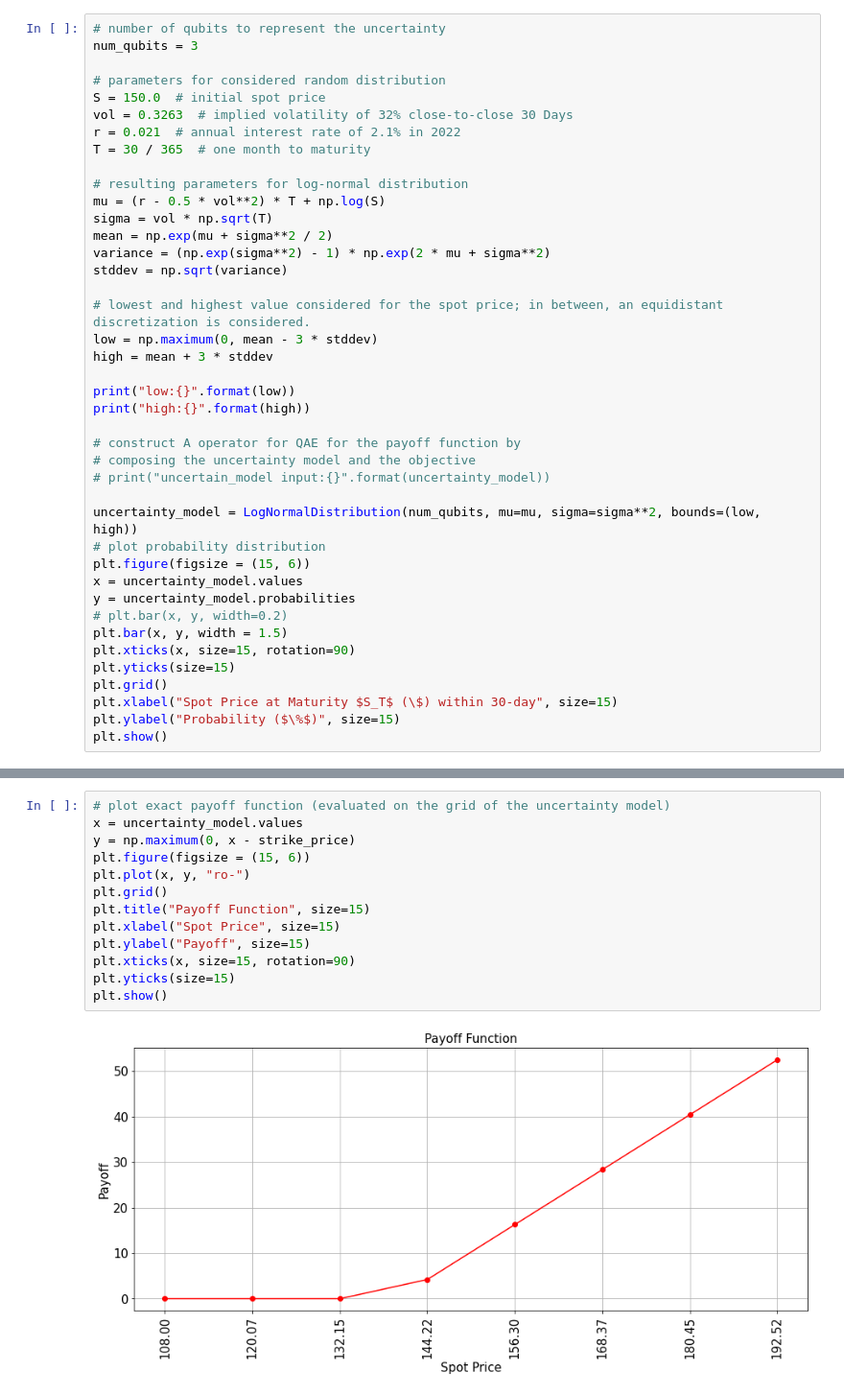
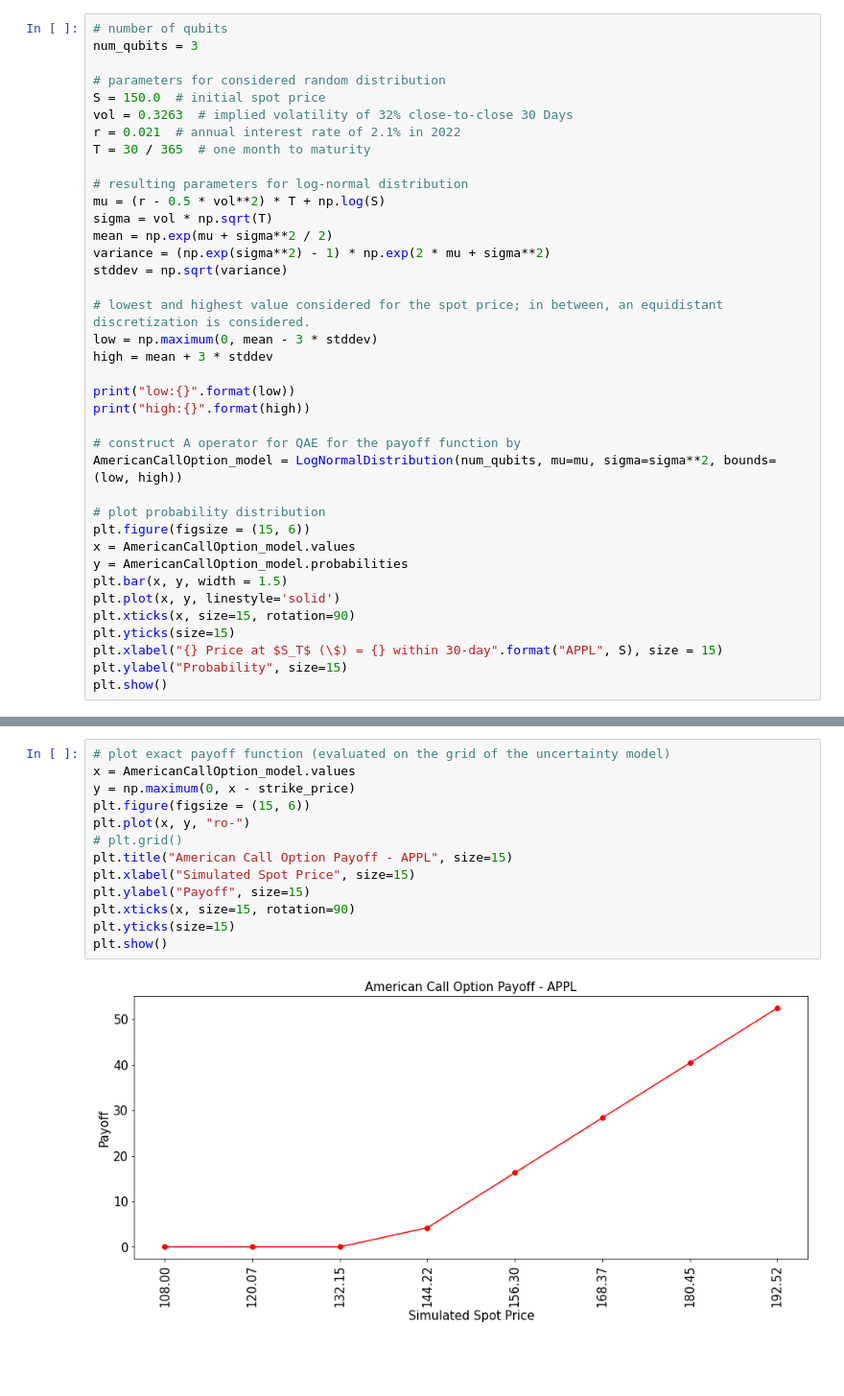
Before and after one commit to jieren123/QuantumFinTech, a Jupyter notebook: QML_USOptionCall.ipynb, the cells around one changed output, grey strips where cells are left out. Shown at 96% size. Drawn from its saved outputs; the diff is of its cells as text; blank space fills up the shorter version.

```diff
--- a/QML_USOptionCall.ipynb
+++ b/QML_USOptionCall.ipynb
@@ -16,5 +16,5 @@ from qiskit_finance.circuit.library import LogNormalDistribution
 # %%
-# number of qubits to represent the uncertainty
+# number of qubits
 num_qubits = 3
 
 # parameters for considered random distribution
@@ -38,21 +38,18 @@ print("low:{}".format(low))
 print("high:{}".format(high))
 
 # construct A operator for QAE for the payoff function by
-# composing the uncertainty model and the objective
-# print("uncertain_model input:{}".format(uncertainty_model))
+AmericanCallOption_model = LogNormalDistribution(num_qubits, mu=mu, sigma=sigma**2, bounds=(low, high))
 
-uncertainty_model = LogNormalDistribution(num_qubits, mu=mu, sigma=sigma**2, bounds=(low, high))
 # plot probability distribution
 plt.figure(figsize = (15, 6))
-x = uncertainty_model.values
-y = uncertainty_model.probabilities
-# plt.bar(x, y, width=0.2)
+x = AmericanCallOption_model.values
+y = AmericanCallOption_model.probabilities
 plt.bar(x, y, width = 1.5)
+plt.plot(x, y, linestyle='solid')
 plt.xticks(x, size=15, rotation=90)
 plt.yticks(size=15)
-plt.grid()
-plt.xlabel("Spot Price at Maturity $S_T$ (\$) within 30-day", size=15)
-plt.ylabel("Probability ($\%$)", size=15)
+plt.xlabel("{} Price at $S_T$ (\$) = {} within 30-day".format("APPL", S), size = 15)
+plt.ylabel("Probability", size=15)
 plt.show()
 # %% [output]
 low:107.99769476156862
@@ -108,18 +105,18 @@ q_6: ─────────┤6   ├
               └────┘
 # %%
 # plot exact payoff function (evaluated on the grid of the uncertainty model)
-x = uncertainty_model.values
+x = AmericanCallOption_model.values
 y = np.maximum(0, x - strike_price)
 plt.figure(figsize = (15, 6))
 plt.plot(x, y, "ro-")
-plt.grid()
-plt.title("Payoff Function", size=15)
-plt.xlabel("Spot Price", size=15)
+# plt.grid()
+plt.title("American Call Option Payoff - APPL", size=15)
+plt.xlabel("Simulated Spot Price", size=15)
 plt.ylabel("Payoff", size=15)
 plt.xticks(x, size=15, rotation=90)
 plt.yticks(size=15)
 plt.show()
 # %% [output]
-[figure, old version]
+[figure, new version]
 # %%
 # evaluate exact expected value (normalized to the [0, 1] interval)
```
Also changed, not shown: parts of 5 cells of this notebook.
